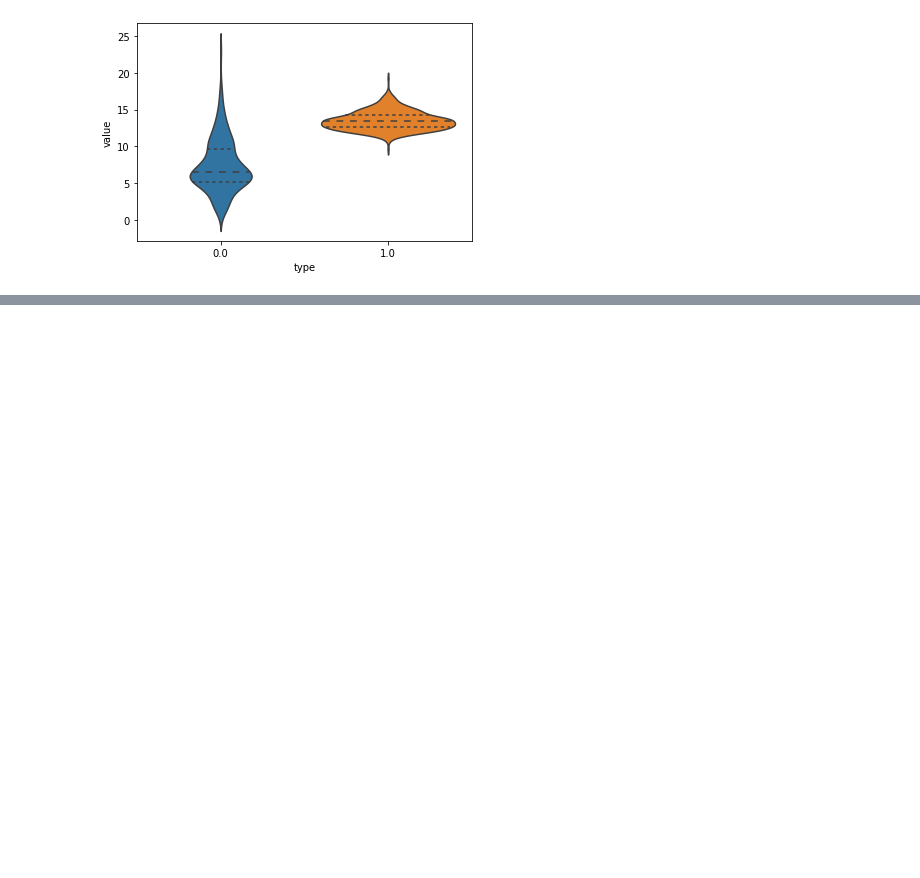
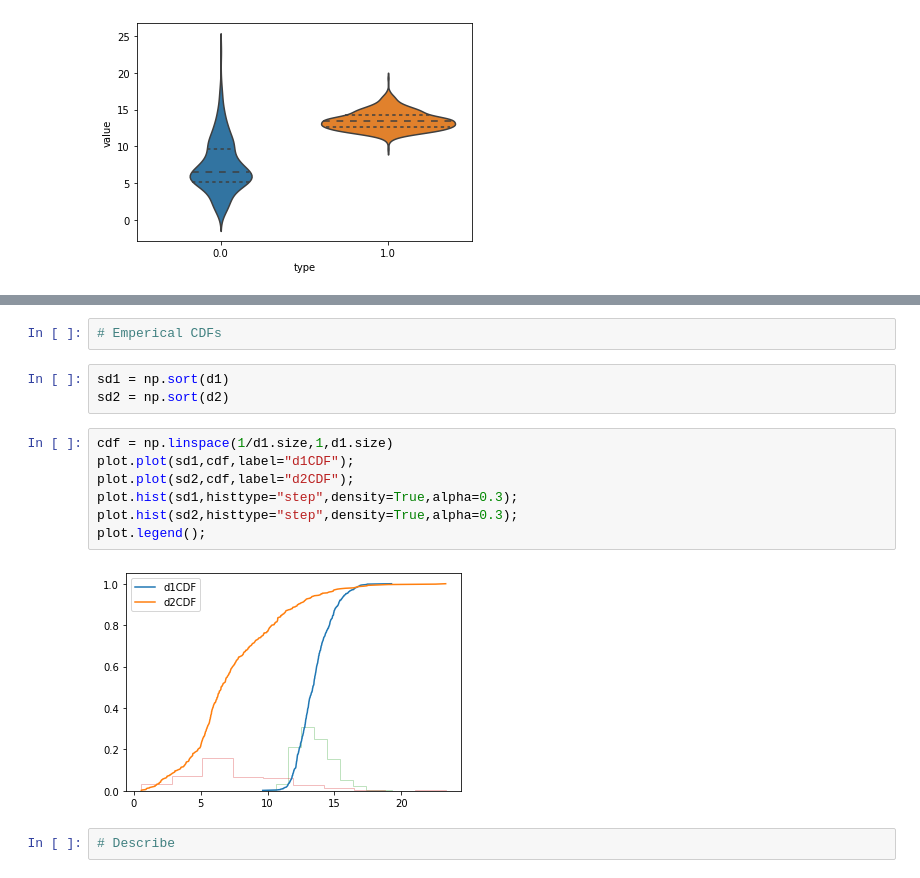
Before and after one commit to castoridaee/python-data-analysis-course, a Jupyter notebook: 1D.ipynb, the cells around one changed output, grey strips where cells are left out. Drawn from its saved outputs; the diff is of its cells as text; blank space fills up the shorter version.

Commit message:
linear cdf and pd df describe()

```diff
--- a/1D.ipynb
+++ b/1D.ipynb
@@ -134,0 +135,16 @@ sns.violinplot(x="type",y="value",data=dataset, inner="quartile", bw=0.1) # bw (
+# %%
+# Emperical CDFs
+# %%
+sd1 = np.sort(d1)
+sd2 = np.sort(d2)
+# %%
+cdf = np.linspace(1/d1.size,1,d1.size)
+plot.plot(sd1,cdf,label="d1CDF");
+plot.plot(sd2,cdf,label="d2CDF");
+plot.hist(sd1,histtype="step",density=True,alpha=0.3);
+plot.hist(sd2,histtype="step",density=True,alpha=0.3);
+plot.legend();
+# %% [output]
+[figure, added]
+# %%
+# Describe
```
Also changed, not shown: parts of 2 cells of this notebook.
